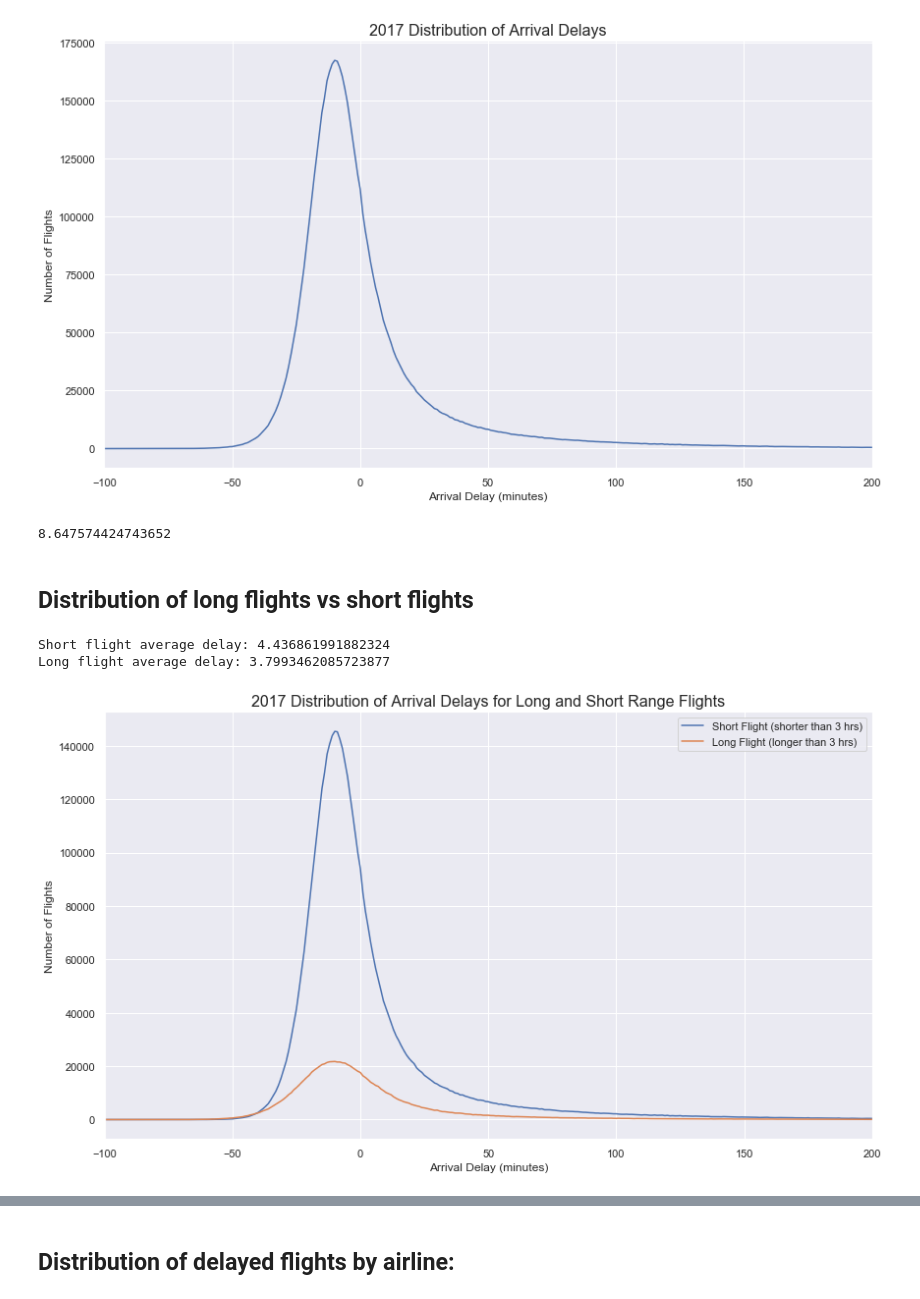
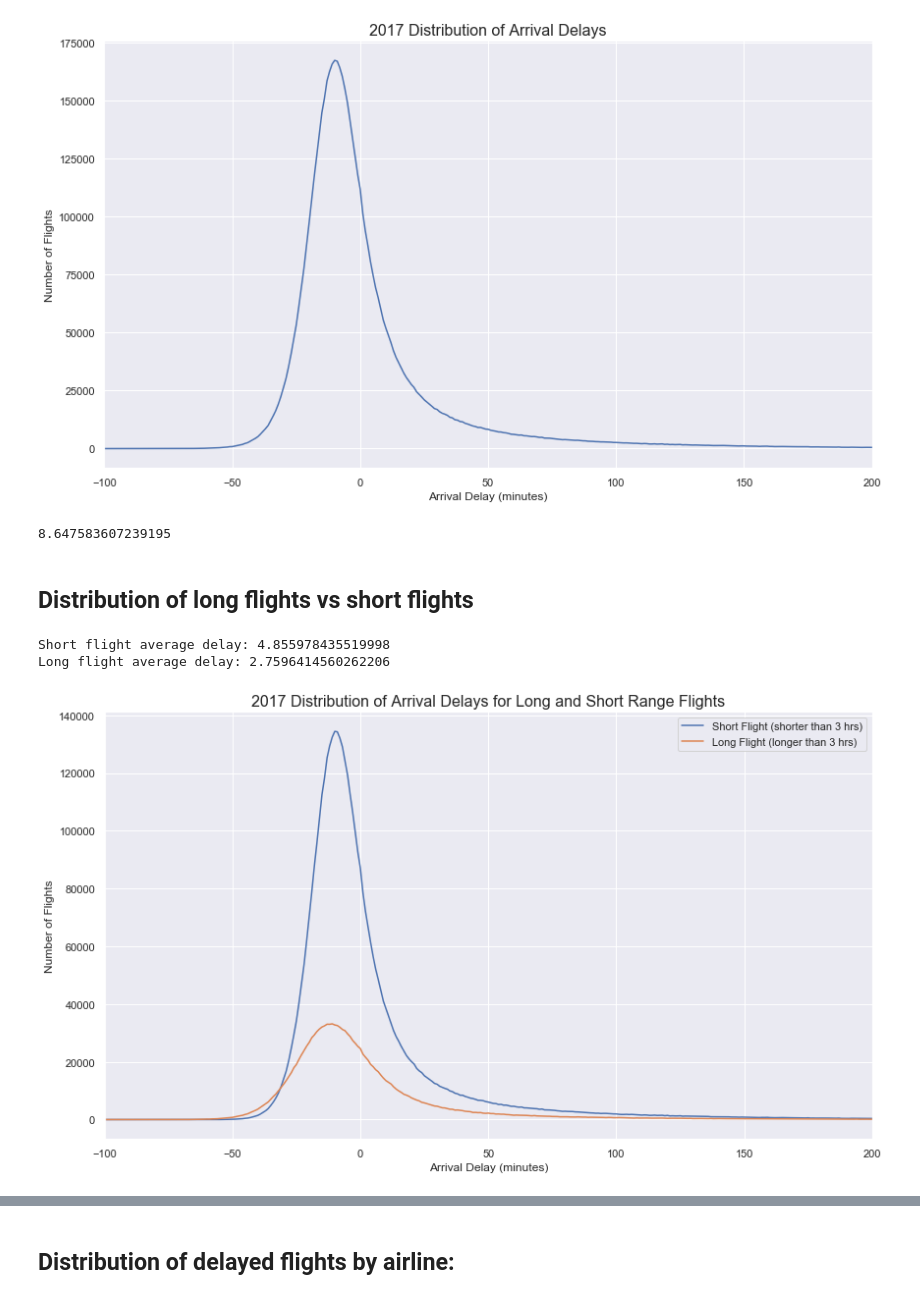
Before and after one commit to dmitriykats1/Springboard, a Jupyter notebook: Capstone1/EDA.ipynb, the cells around one changed output, grey strips where cells are left out. Saved outputs shown, nothing was run; the diff lists cells and outputs as text; code cells hidden in the pictures.

```diff
--- a/Capstone1/EDA.ipynb
+++ b/Capstone1/EDA.ipynb
@@ -27,19 +26,0 @@ df = df.dropna(subset=['DEP_TIME',
-# %%
-#Optimize performance
-#convert the object columns to categorical
-cat_label = lambda x: x.astype('category')
-objects = ['FL_DATE','OP_CARRIER', 'ORIGIN','ORIGIN_CITY_NAME','ORIGIN_STATE_ABR', 'DEST','DEST_CITY_NAME',
-           'DEST_STATE_ABR']
-df[objects] = df[objects].apply(cat_label, axis=0)
-
-#reduce the size of integer columns
-convert_int = lambda x: pd.to_numeric(x, downcast='unsigned')
-integers = ['YEAR', 'MONTH', 'DAY_OF_MONTH', 'DAY_OF_WEEK', 'CRS_DEP_TIME', 'CRS_ARR_TIME']
-df[integers] = df[integers].apply(convert_int, axis=0)
-
-#reduce the size of float columns
-convert_float = lambda x: pd.to_numeric(x, downcast='float')
-floats = ['DEP_TIME', 'DEP_DELAY', 'DEP_DELAY_NEW', 'TAXI_OUT', 'WHEELS_OFF', 'WHEELS_ON',
-          'TAXI_IN','ARR_TIME', 'ARR_DELAY', 'ARR_DELAY_NEW', 'ACTUAL_ELAPSED_TIME', 'AIR_TIME', 'DISTANCE',
-          'CARRIER_DELAY', 'WEATHER_DELAY', 'NAS_DELAY', 'SECURITY_DELAY', 'LATE_AIRCRAFT_DELAY']
-df[floats] = df[floats].apply(convert_float, axis=0)
@@ -45,0 +51,6 @@ df[floats] = df[floats].apply(convert_float, axis=0)
+# %%
+df = df.dropna(subset=['Tail_Number','DepTime','DepDelay','DepartureDelayGroups','TaxiOut',
+                      'WheelsOff','WheelsOn','TaxiIn','ArrTime','ArrDelay','CRSElapsedTime',
+                      'ActualElapsedTime','AirTime'])
+
+df = df.fillna(0)
@@ -46 +71,9 @@ df[floats] = df[floats].apply(convert_float, axis=0)
+# %%
+df = df[['Quarter', 'Month', 'DayofMonth', 'DayOfWeek', 'FlightDate',
+       'Reporting_Airline', 'Tail_Number', 'Flight_Number_Reporting_Airline',
+       'Origin', 'OriginState', 'DestState', 'Dest', 'CRSDepTime','DepTime', 'DepDelay',
+       'TaxiOut', 'TaxiIn', 'CRSArrTime','ArrTime', 'CRSElapsedTime',
+       'ArrDelay', 'Distance', 'DistanceGroup','CarrierDelay', 'WeatherDelay', 'NASDelay',
+       'SecurityDelay', 'LateAircraftDelay']]
+df = df.reset_index()
 # %% [markdown]
@@ -76,27 +127,27 @@ plt.xlim(-100,200)
 (-100, 200)
 [figure]
 # %%
-scipy.stats.skew(df['ARR_DELAY'])
+scipy.stats.skew(df['ArrDelay'])
 # %% [output]
-8.647574424743652
+8.647583607239195
 # %% [markdown]
 ## Distribution of long flights vs short flights
 # %%
-short_route = df[df.AIR_TIME < 180]
-long_route = df[df.AIR_TIME >= 180]
+short_route = df[df.CRSElapsedTime < 180]
+long_route = df[df.CRSElapsedTime >= 180]
 # %%
-short_route.groupby('ARR_DELAY').size().plot()
-long_route.groupby('ARR_DELAY').size().plot()
+short_route.groupby('ArrDelay').size().plot()
+long_route.groupby('ArrDelay').size().plot()
 plt.xlim(-100,200)
 plt.ylabel('Number of Flights')
 plt.title('2017 Distribution of Arrival Delays for Long and Short Range Flights', fontsize=16)
 plt.xlabel('Arrival Delay (minutes)')
 plt.legend(['Short Flight (shorter than 3 hrs)', 'Long Flight (longer than 3 hrs)'])
 
-print(f'Short flight average delay: {short_route.ARR_DELAY.mean()}')
-print(f'Long flight average delay: {long_route.ARR_DELAY.mean()}')
+print(f'Short flight average delay: {short_route.ArrDelay.mean()}')
+print(f'Long flight average delay: {long_route.ArrDelay.mean()}')
 # %% [output]
-Short flight average delay: 4.436861991882324
-Long flight average delay: 3.7993462085723877
+Short flight average delay: 4.855978435519998
+Long flight average delay: 2.7596414560262206
-[figure, old version]
+[figure, new version]
 # %% [markdown]
```
Also changed, not shown: parts of 120 cells of this notebook.
